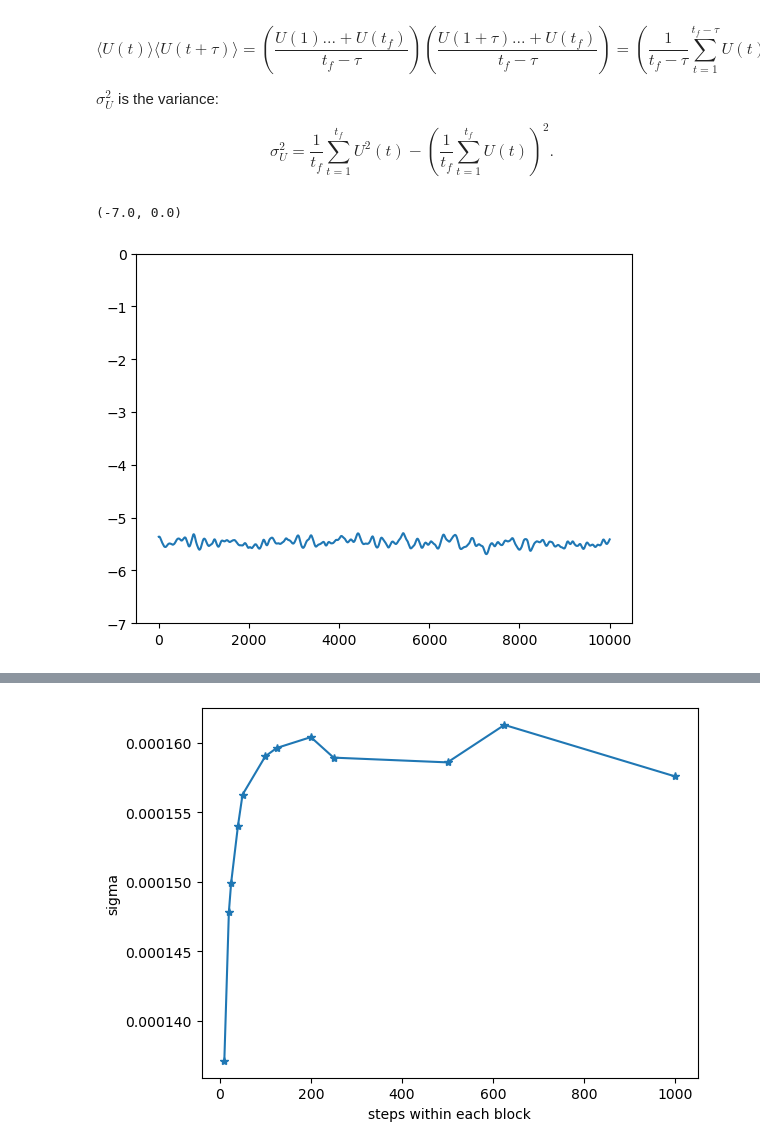
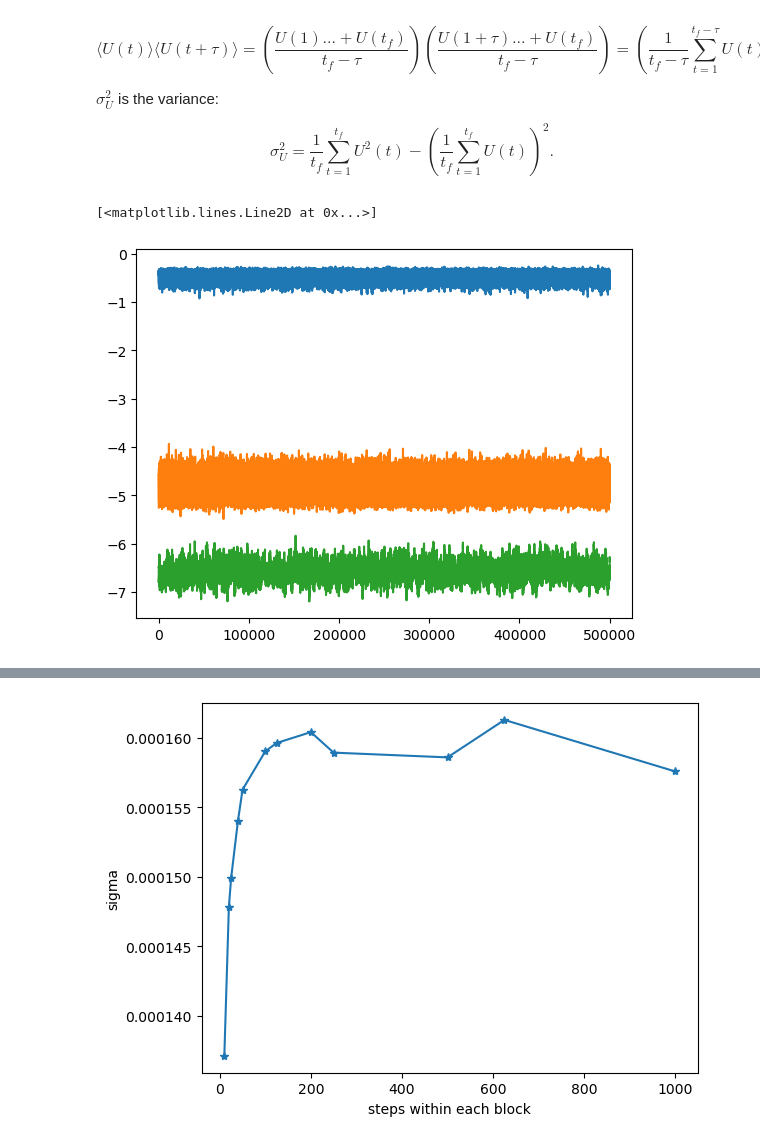
Before and after one commit to edoiannu/LSN_Exercises_Iannucci, a Jupyter notebook: Exercises_07/LSN_Exercises_07.ipynb, the cells around one changed output, grey strips where cells are left out. Drawn from its saved outputs; the diff is of its cells as text; code cells hidden in the pictures.

```diff
--- a/Exercises_07/LSN_Exercises_07.ipynb
+++ b/Exercises_07/LSN_Exercises_07.ipynb
@@ -56,50 +56,38 @@ with open('results/Exercise_07-2/LIQUID/potential_energy.dat', 'r') as file:
     next(reader, None) # salta la prima riga
     for list in file:
         elements = list.split()
         pe_liquid.append(float(elements[1]))
 file.close()
 
 with open('results/Exercise_07-2/SOLID/potential_energy.dat', 'r') as file:
     import csv
     reader = csv.reader(file)
     next(reader, None) # salta la prima riga
     for list in file:
         elements = list.split()
         pe_solid.append(float(elements[1]))
 file.close()
-'''
-def autocorrelation(data,tau):
+
+def autocor(data,tau):
     var = np.var(data)
     appo1 = 0
     appo2 = 0
     appo3 = 0
     for i in range(len(data)-tau):
+        print(i)
         appo1 += data[i] * data[i+tau]
         appo2 += data[i]
         appo3 += data[i+tau]
     appo1 /= (len(data)-tau)
     appo2 /= (len(data)-tau)
     appo3 /= (len(data)-tau)
     return (appo1 - appo2 * appo3)/var
-'''
-def autocorrelation(data, max_lag):
-    t_max = len(data)
-    mean = np.mean(data)
-    var = np.var(data)
-    acf = []
 
-    for t in range(max_lag):
-        cov = np.mean([data[tprime] * data[tprime + t] for tprime in range(t_max - t)]) - \
-              np.mean([data[tprime] for tprime in range(t_max - t)]) * \
-              np.mean([data[tprime + t] for tprime in range(t_max - t)])
-        acf.append(cov / var)
+N = np.arange(1,len(pe_gas)+1)
 
-    return np.array(acf)
-
-N = np.arange(1,len(pe_liquid)+1)
-
+plt.plot(N,pe_gas)
 plt.plot(N,pe_liquid)
-plt.ylim(-7,0)
+plt.plot(N,pe_solid)
 # %% [output]
-(-7.0, 0.0)
+[<matplotlib.lines.Line2D at 0x...>]
-[figure, old version]
+[figure, new version]
```
Also changed, not shown: parts of 12 cells of this notebook, 59 other files.
